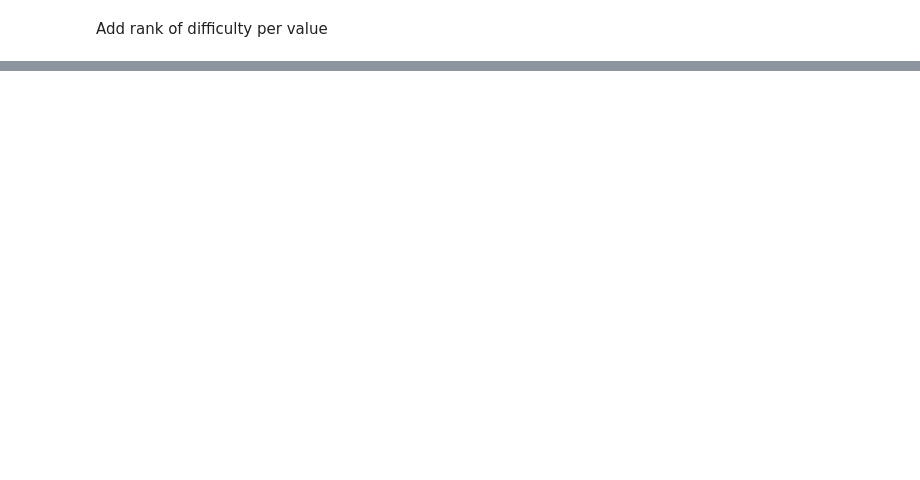
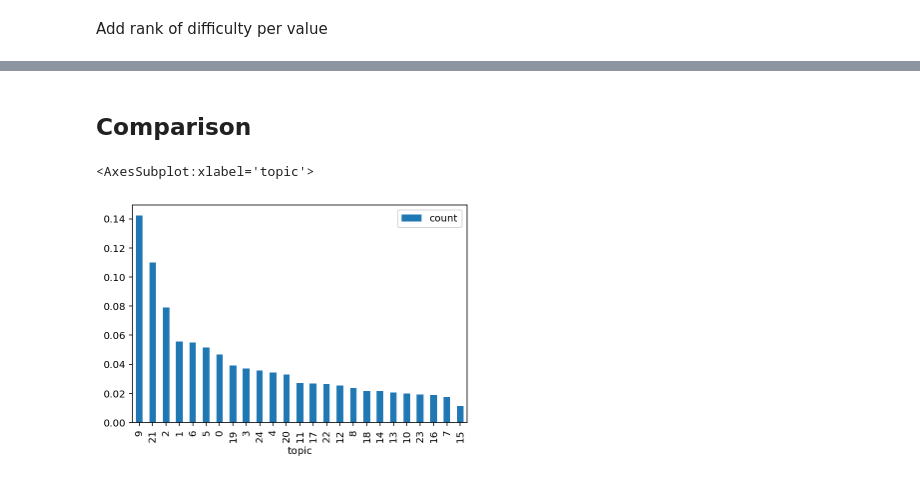
Before and after one commit to krisrjohnson/Jeopardy_topic_modeling, a Jupyter notebook: jeopardy_analysis_zach.ipynb, the cells around one changed output, grey strips where cells are left out. Drawn from its saved outputs; the diff is of its cells as text; code cells hidden in the pictures; blank space fills up the shorter version.

Commit message:
topics by difficulty by round

```diff
--- a/jeopardy_analysis_zach.ipynb
+++ b/jeopardy_analysis_zach.ipynb
@@ -55,2 +42,0 @@ dtype: int64
-# %%
-df = df.fillna(0)
@@ -59,2 +42,0 @@ Convert value from bad string to float (because there are NaNs)
-# %%
-df.loc[:, 'value'] = df['value'].str[1:].str.replace(',','').astype(np.float32)
@@ -63,3 +42,0 @@ Convert air_date to datetime and extract year
-# %%
-df.loc[:, 'air_date'] = pd.to_datetime(df.loc[:, 'air_date'])
-df.loc[:, 'year'] = df['air_date'].dt.year
@@ -109,0 +46,18 @@ df.iloc[0, 2]
+# %%
+jeopardy_df = get_difficulty(prep_data(df.loc[df['round'] == 'Jeopardy!', :]))
+
+jeopardy = {}
+
+for difficulty in jeopardy_df['difficulty'].unique():
+    W, H, df, vocab = get_topics(jeopardy_df.loc[jeopardy_df['difficulty'] == difficulty], 25)
+    idx2word = {idx: word for word, idx in vocab.items()}
+
+    sorted_term_relevancy = np.apply_along_axis(np.argsort, axis=1, arr=-H)
+    word_relevancy = [list(map(idx2word.get, topic)) for topic in sorted_term_relevancy]
+
+    jeopardy[difficulty] = {
+        'W': W,
+        'H': H,
+        'data': df,
+        'relevant_words': word_relevancy
+    }
@@ -154,0 +109,10 @@ df.head()
+# %% [markdown]
+## Comparison
+# %%
+jtopic_cts = jeopardy.groupby('topic').count()[['category']].rename(columns={'category':'count'}).sort_values('count', ascending=False)
+jtopic_cts['count'] /= jtopic_cts['count'].sum()
+
+jtopic_cts.plot.bar()
+# %% [output]
+<AxesSubplot:xlabel='topic'>
+[figure, added]
```
Also changed, not shown: parts of 30 cells of this notebook.
